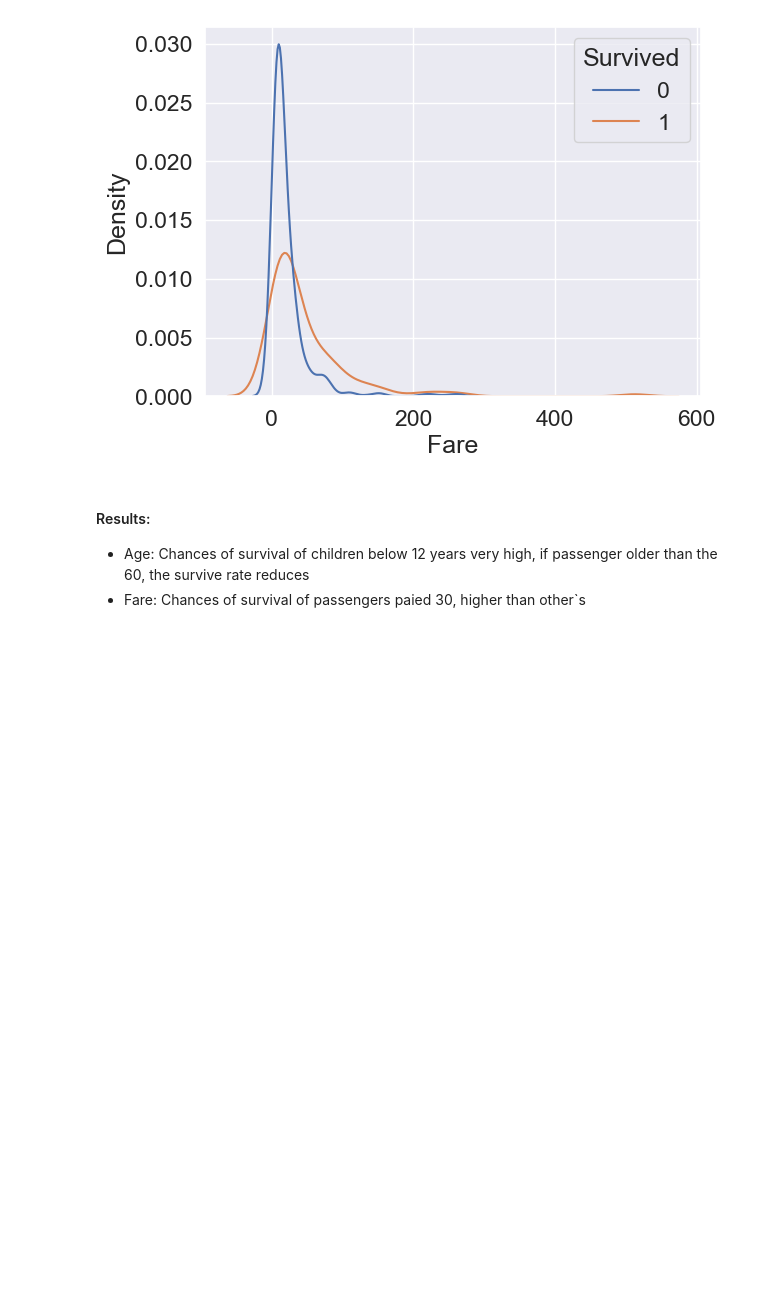
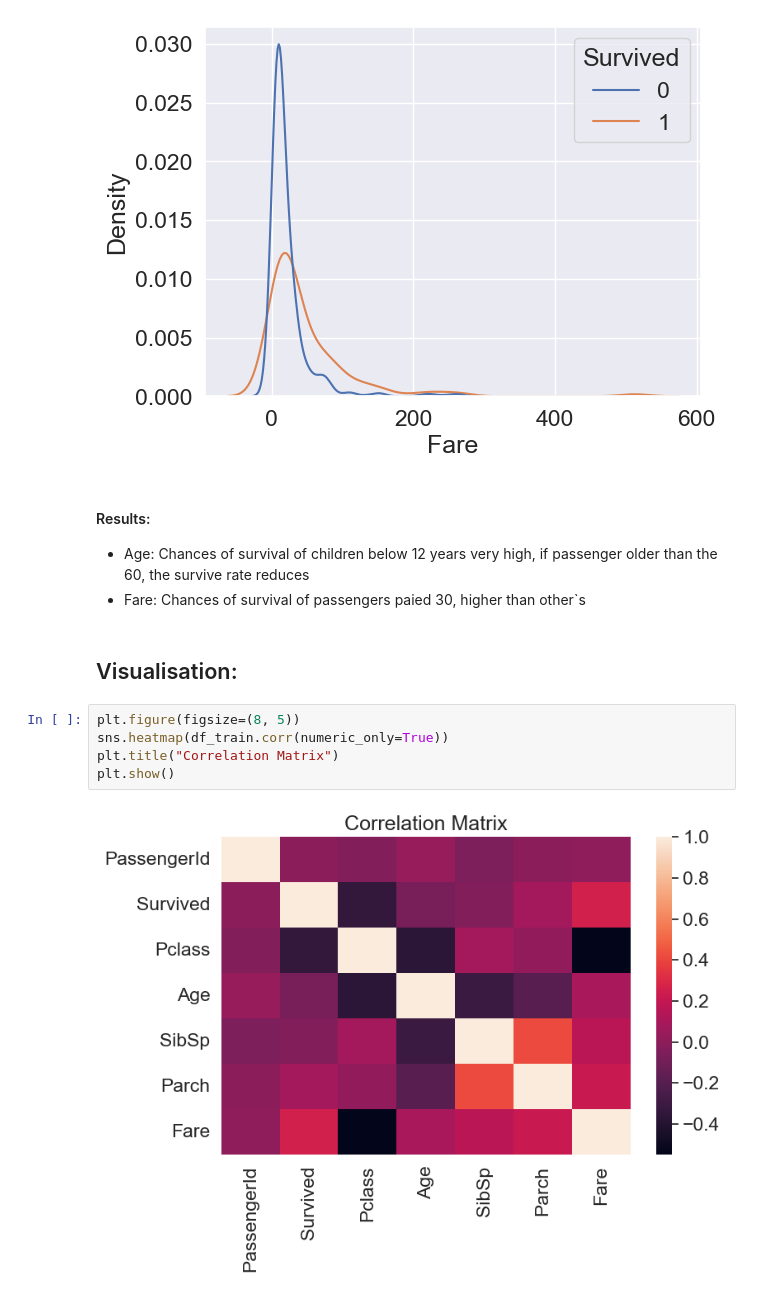
Before and after one commit to AsselAlimzhanova/Titanic-Kaggle-Competition, a Jupyter notebook: Titanic_kaggle.ipynb, the cells around one changed output. Saved outputs shown, nothing was run; the diff lists cells and outputs as text; blank space fills up the shorter version.

```diff
--- a/Titanic_kaggle.ipynb
+++ b/Titanic_kaggle.ipynb
@@ -319,3 +318,12 @@ for feature in ['Age', 'Fare']:
 #### Results:
 - Age: Chances of survival of children below 12 years very high, if passenger older than the 60, the survive rate reduces
 - Fare: Chances of survival of passengers paied 30, higher than other`s
+# %% [markdown]
+## Visualisation:
+# %%
+plt.figure(figsize=(8, 5))
+sns.heatmap(df_train.corr(numeric_only=True))
+plt.title("Correlation Matrix")
+plt.show()
+# %% [output]
+[figure, added]
```
Also changed, not shown: parts of 43 cells of this notebook.
